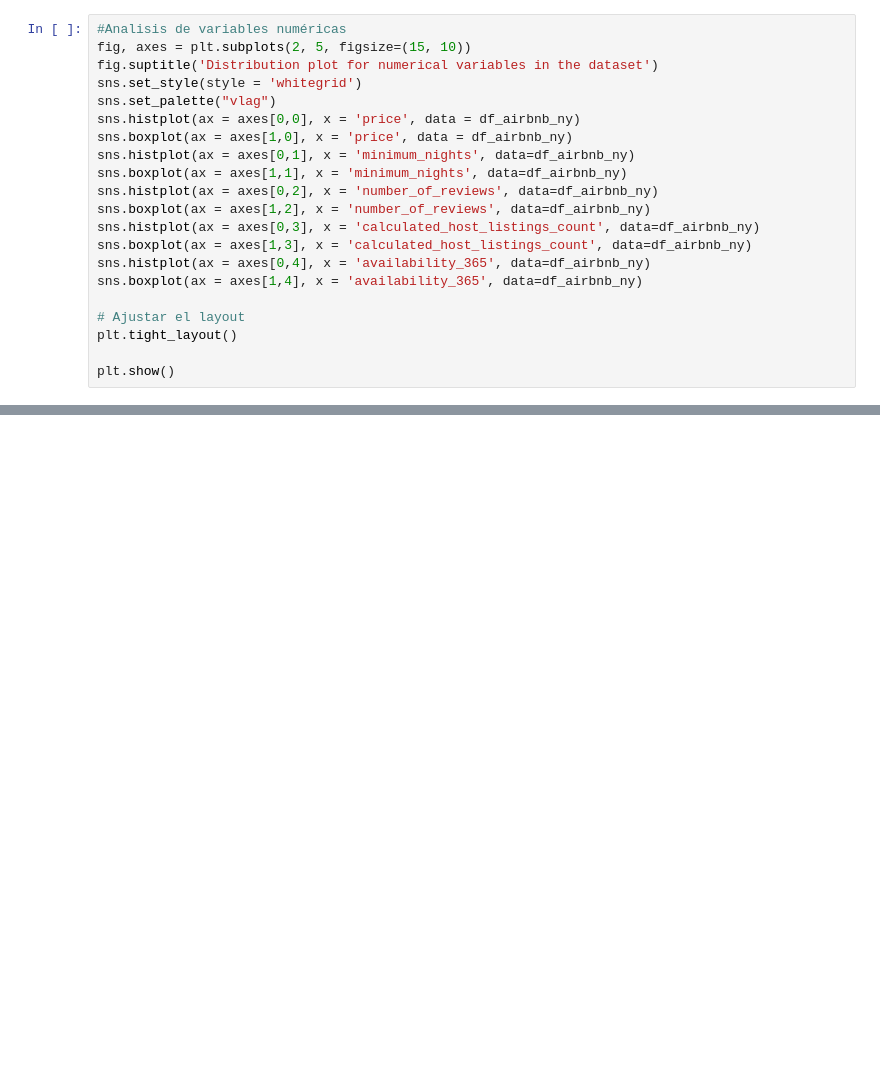
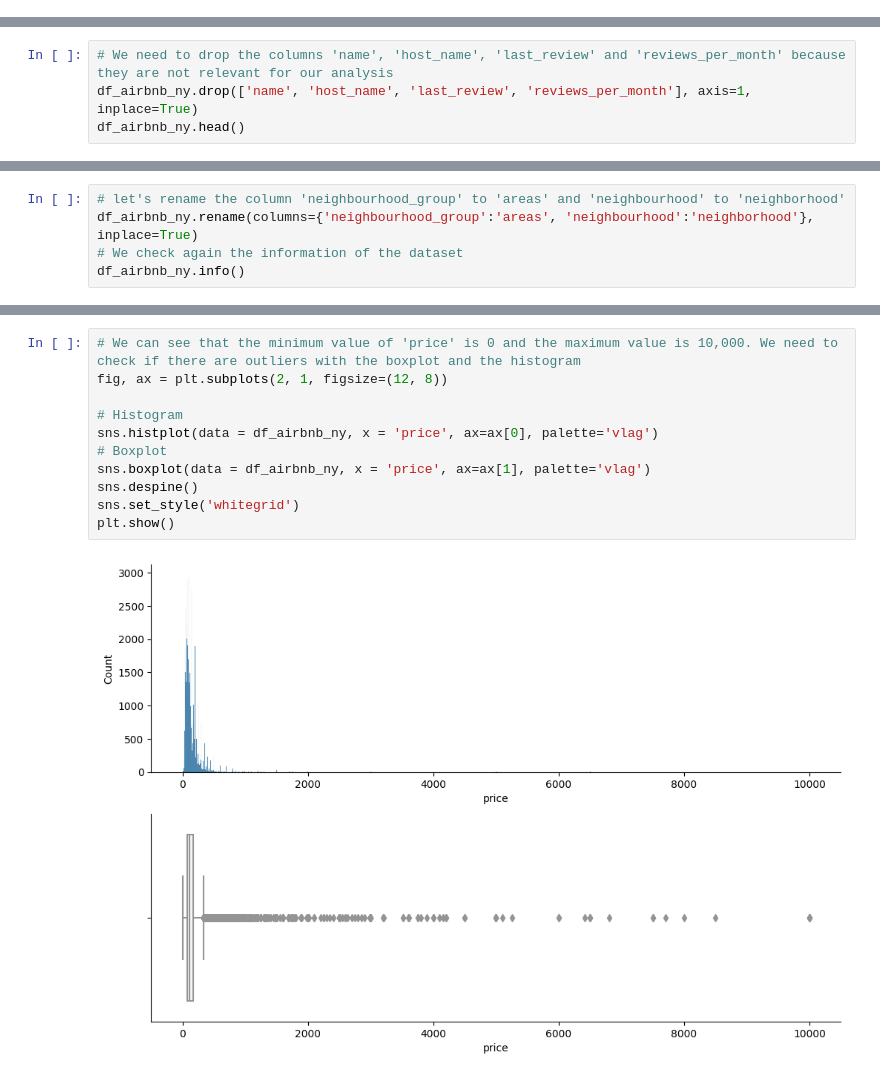
Before and after one commit to fevc08/new_york_city_airbnb_eda, a Jupyter notebook: src/explore.ipynb, the cells around one changed output, grey strips where cells are left out. Saved outputs shown, nothing was run; the diff lists cells and outputs as text; blank space fills up the shorter version.

```diff
--- a/src/explore.ipynb
+++ b/src/explore.ipynb
@@ -198,21 +0,0 @@ plt.show()
-# %%
-#Analisis de variables numéricas
-fig, axes = plt.subplots(2, 5, figsize=(15, 10))
-fig.suptitle('Distribution plot for numerical variables in the dataset')
-sns.set_style(style = 'whitegrid')
-sns.set_palette("vlag")
-sns.histplot(ax = axes[0,0], x = 'price', data = df_airbnb_ny)
-sns.boxplot(ax = axes[1,0], x = 'price', data = df_airbnb_ny)
-sns.histplot(ax = axes[0,1], x = 'minimum_nights', data=df_airbnb_ny)
-sns.boxplot(ax = axes[1,1], x = 'minimum_nights', data=df_airbnb_ny)
-sns.histplot(ax = axes[0,2], x = 'number_of_reviews', data=df_airbnb_ny)
-sns.boxplot(ax = axes[1,2], x = 'number_of_reviews', data=df_airbnb_ny)
-sns.histplot(ax = axes[0,3], x = 'calculated_host_listings_count', data=df_airbnb_ny)
-sns.boxplot(ax = axes[1,3], x = 'calculated_host_listings_count', data=df_airbnb_ny)
-sns.histplot(ax = axes[0,4], x = 'availability_365', data=df_airbnb_ny)
-sns.boxplot(ax = axes[1,4], x = 'availability_365', data=df_airbnb_ny)
-
-# Ajustar el layout
-plt.tight_layout()
-
-plt.show()
@@ -261,0 +55,4 @@ plt.show()
+# %%
+# We need to drop the columns 'name', 'host_name', 'last_review' and 'reviews_per_month' because they are not relevant for our analysis
+df_airbnb_ny.drop(['name', 'host_name', 'last_review', 'reviews_per_month'], axis=1, inplace=True)
+df_airbnb_ny.head()
@@ -261,0 +66,5 @@ plt.show()
+# %%
+# let's rename the column 'neighbourhood_group' to 'areas' and 'neighbourhood' to 'neighborhood'
+df_airbnb_ny.rename(columns={'neighbourhood_group':'areas', 'neighbourhood':'neighborhood'}, inplace=True)
+# We check again the information of the dataset
+df_airbnb_ny.info()
@@ -261,0 +104,13 @@ plt.show()
+# %%
+# We can see that the minimum value of 'price' is 0 and the maximum value is 10,000. We need to check if there are outliers with the boxplot and the histogram
+fig, ax = plt.subplots(2, 1, figsize=(12, 8))
+
+# Histogram
+sns.histplot(data = df_airbnb_ny, x = 'price', ax=ax[0], palette='vlag')
+# Boxplot
+sns.boxplot(data = df_airbnb_ny, x = 'price', ax=ax[1], palette='vlag')
+sns.despine()
+sns.set_style('whitegrid')
+plt.show()
+# %% [output]
+[figure, added]
```
Also changed, not shown: parts of 37 cells of this notebook.
